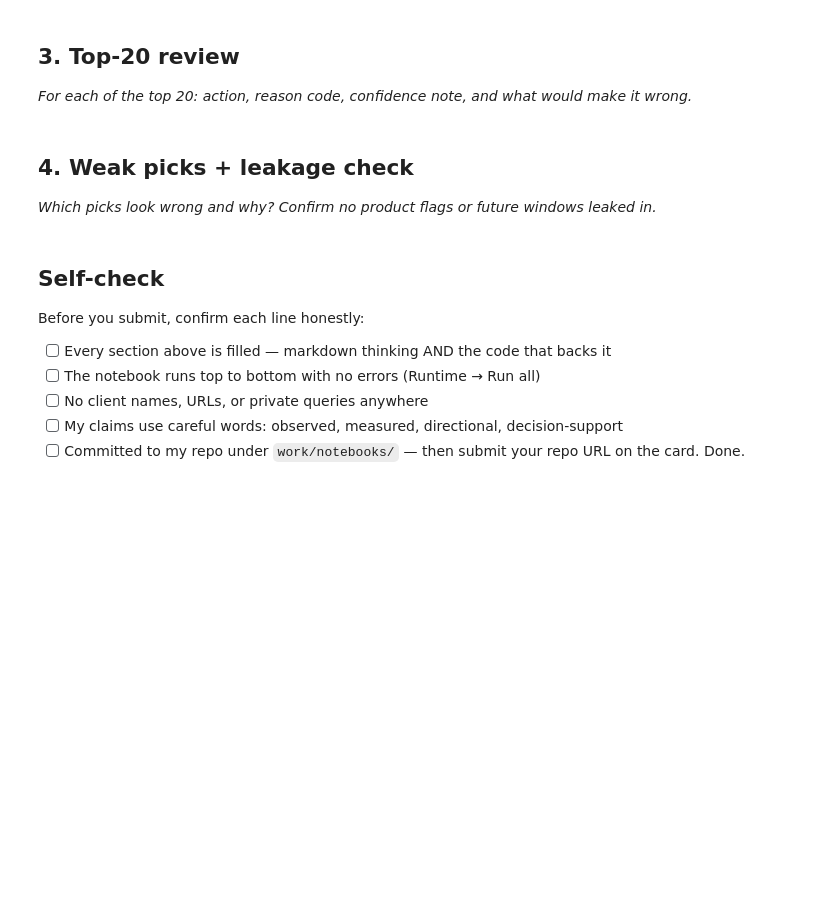
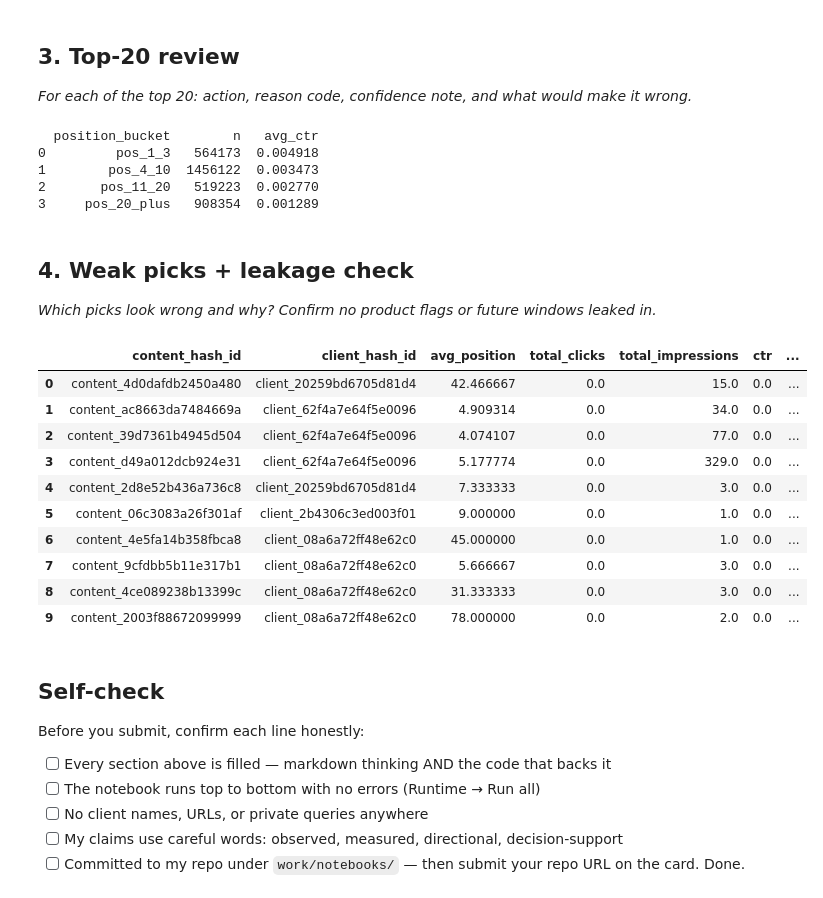
Before and after one commit to abbottabad123/flyrank-ml-track, a Jupyter notebook: work/notebooks/w04_baseline_score.ipynb, the cells around one changed output. Drawn from its saved outputs; the diff is of its cells as text; code cells hidden in the pictures; blank space fills up the shorter version.

```diff
--- a/work/notebooks/w04_baseline_score.ipynb
+++ b/work/notebooks/w04_baseline_score.ipynb
@@ -30,3 +80,34 @@ This skeleton is yours to fill. Work the sections **in order** — each one has
+# %%
+signal2 = con.execute(f"""
+    SELECT
+        content_hash_id,
+        client_hash_id,
+        gsc_avg_position,
+        gsc_clicks,
+        gsc_impressions,
+        CASE WHEN gsc_impressions > 0 THEN gsc_clicks * 1.0 / gsc_impressions ELSE NULL END as ctr
+    FROM '{fact_march_path}'
+    WHERE gsc_data_available IS TRUE AND gsc_impressions > 0
+""").df()
+
+signal2['position_bucket'] = pd.cut(
+    signal2['gsc_avg_position'],
+    bins=[0, 3, 10, 20, 1000],
+    labels=['pos_1_3', 'pos_4_10', 'pos_11_20', 'pos_20_plus']
+)
+
+bucket_table_2 = signal2.groupby('position_bucket').agg(
+    n=('content_hash_id', 'count'),
+    avg_ctr=('ctr', 'mean')
+).reset_index()
+
+print(bucket_table_2)
+# %% [output]
+  position_bucket        n   avg_ctr
+0         pos_1_3   564173  0.004918
+1        pos_4_10  1456122  0.003473
+2       pos_11_20   519223  0.002770
+3     pos_20_plus   908354  0.001289
 # %% [markdown]
 ## 4. Weak picks + leakage check
 
@@ -37,3 +115,44 @@ This skeleton is yours to fill. Work the sections **in order** — each one has
+# %%
+content_perf = con.execute(f"""
+    SELECT
+        content_hash_id,
+        client_hash_id,
+        AVG(gsc_avg_position) as avg_position,
+        SUM(gsc_clicks) as total_clicks,
+        SUM(gsc_impressions) as total_impressions
+    FROM '{fact_march_path}'
+    WHERE gsc_data_available IS TRUE
+    GROUP BY content_hash_id, client_hash_id
+""").df()
+
+content_perf['ctr'] = content_perf['total_clicks'] / content_perf['total_impressions'].replace(0, pd.NA)
+content_perf['position_bucket'] = pd.cut(
+    content_perf['avg_position'],
+    bins=[0, 3, 10, 20, 1000],
+    labels=['pos_1_3', 'pos_4_10', 'pos_11_20', 'pos_20_plus']
+)
+
+expected_ctr = content_perf.groupby('position_bucket')['ctr'].transform('median')
+content_perf['ctr_gap'] = expected_ctr - content_perf['ctr']
+
+content_perf['score'] = content_perf['ctr_gap'] * content_perf['total_impressions']
+content_perf['reason_code'] = 'CTR_BELOW_EXPECTED_FOR_POSITION'
+content_perf['action'] = 'CTR_FIX'
+
+queue = content_perf.sort_values('score', ascending=False).reset_index(drop=True)
+queue.head(10)
+# %% [output]
+|  | content_hash_id | client_hash_id | avg_position | total_clicks | total_impressions | ctr | ... |
+| 0 | content_4d0dafdb2450a480 | client_20259bd6705d81d4 | 42.466667 | 0.0 | 15.0 | 0.0 | ... |
+| 1 | content_ac8663da7484669a | client_62f4a7e64f5e0096 | 4.909314 | 0.0 | 34.0 | 0.0 | ... |
+| 2 | content_39d7361b4945d504 | client_62f4a7e64f5e0096 | 4.074107 | 0.0 | 77.0 | 0.0 | ... |
+| 3 | content_d49a012dcb924e31 | client_62f4a7e64f5e0096 | 5.177774 | 0.0 | 329.0 | 0.0 | ... |
+| 4 | content_2d8e52b436a736c8 | client_20259bd6705d81d4 | 7.333333 | 0.0 | 3.0 | 0.0 | ... |
+| 5 | content_06c3083a26f301af | client_2b4306c3ed003f01 | 9.000000 | 0.0 | 1.0 | 0.0 | ... |
+| 6 | content_4e5fa14b358fbca8 | client_08a6a72ff48e62c0 | 45.000000 | 0.0 | 1.0 | 0.0 | ... |
+| 7 | content_9cfdbb5b11e317b1 | client_08a6a72ff48e62c0 | 5.666667 | 0.0 | 3.0 | 0.0 | ... |
+| 8 | content_4ce089238b13399c | client_08a6a72ff48e62c0 | 31.333333 | 0.0 | 3.0 | 0.0 | ... |
+| 9 | content_2003f88672099999 | client_08a6a72ff48e62c0 | 78.000000 | 0.0 | 2.0 | 0.0 | ... |
 # %% [markdown]
 ## Self-check
 
```
Also changed, not shown: parts of 6 cells of this notebook.
